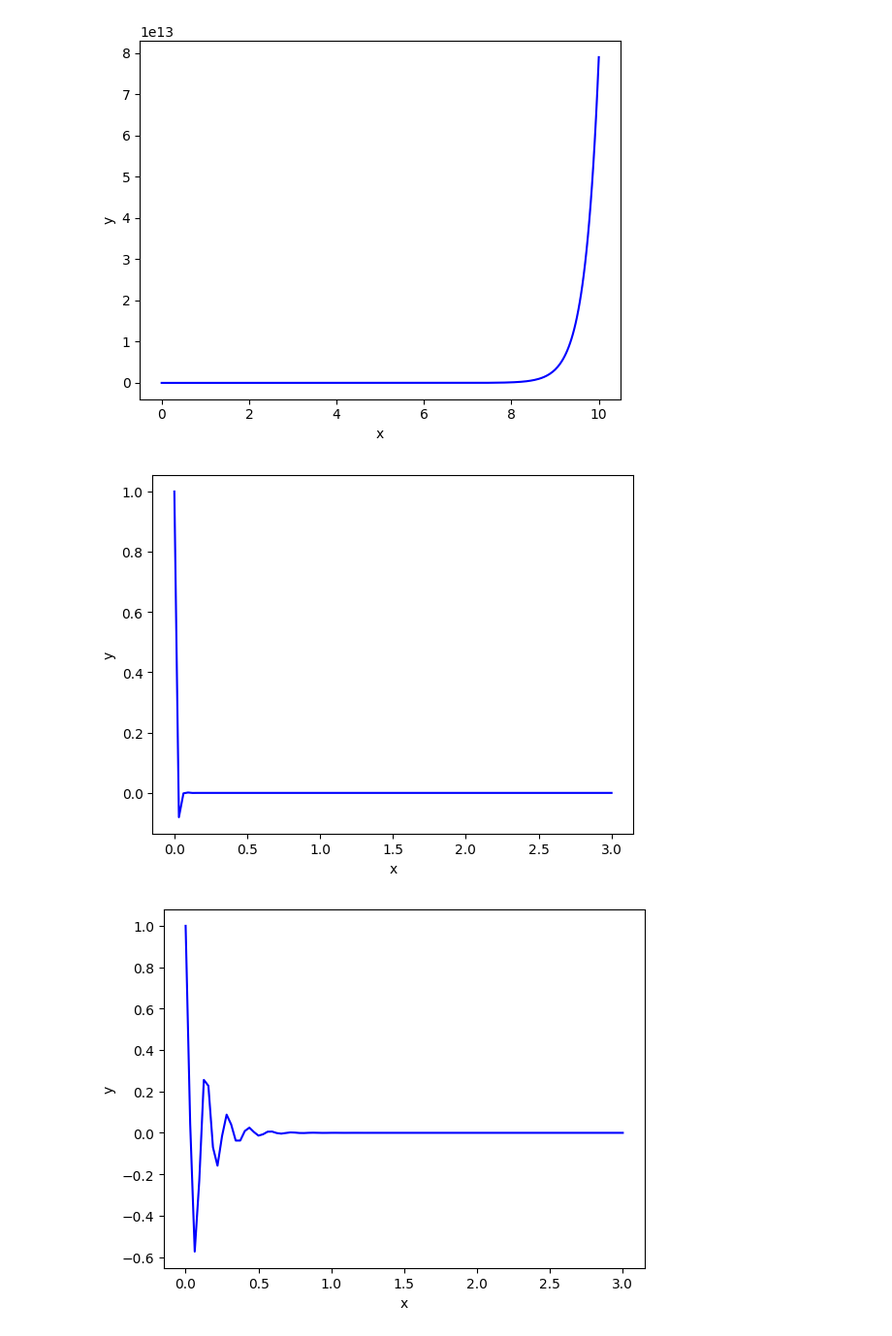
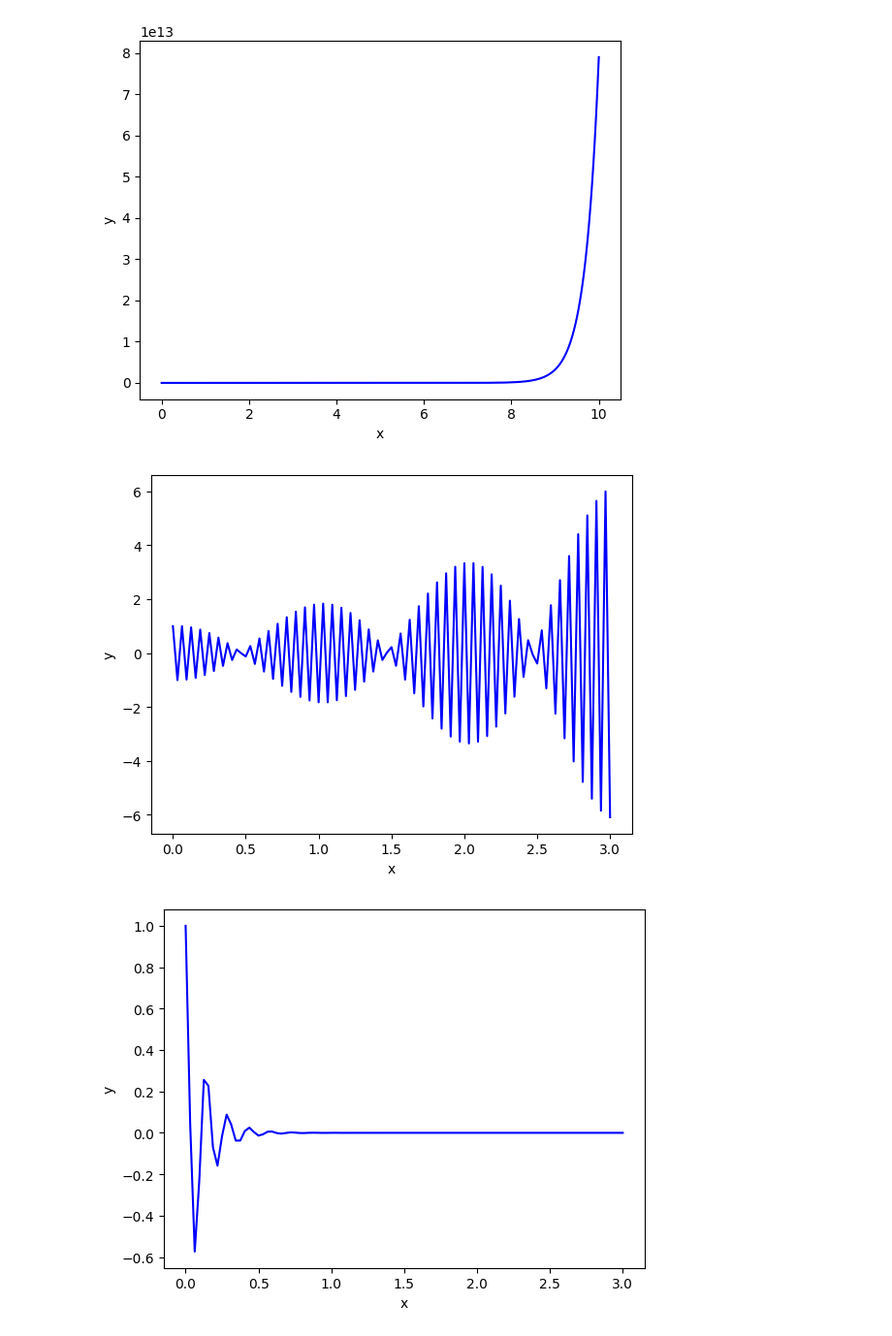
Before and after one commit to Lenoliums/VKR, a Jupyter notebook: VIDE_examples.ipynb, the cells around one changed output. Shown at 97% size. Drawn from its saved outputs; the diff is of its cells as text; code cells hidden in the pictures.

```diff
--- a/VIDE_examples.ipynb
+++ b/VIDE_examples.ipynb
@@ -61,13 +61,13 @@ VIDE_RK_method1.get_Graph_Solution(X,Y)
 [figure]
 # %%
 x1=3
-gamma_=-16
+gamma_=15
 lambda_=-6144
 X,Y=VIDE_RK_method1.get_solution_VIDE(x0, x1, y0, f, K, 1/2**5)
 VIDE_RK_method1.get_Graph_Solution(X,Y)
 #в области устойчивости
 # %% [output]
-[figure, old version]
+[figure, new version]
 # %%
 x1=3
 gamma_=-16
```
Also changed, not shown: parts of 4 cells of this notebook, 2 other files.
